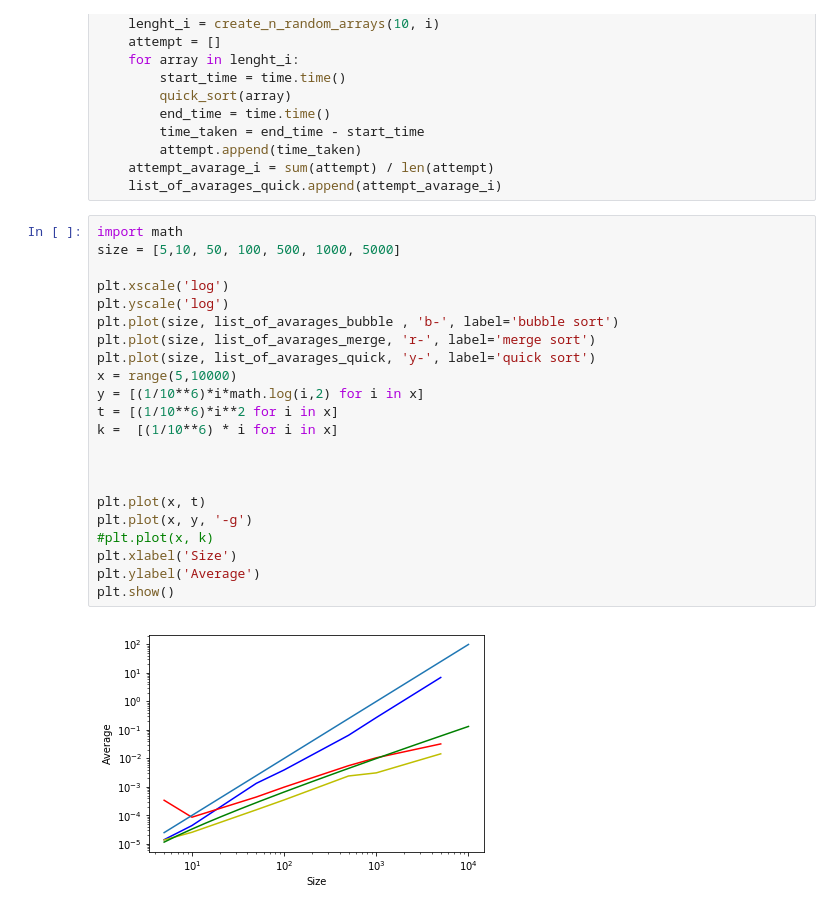
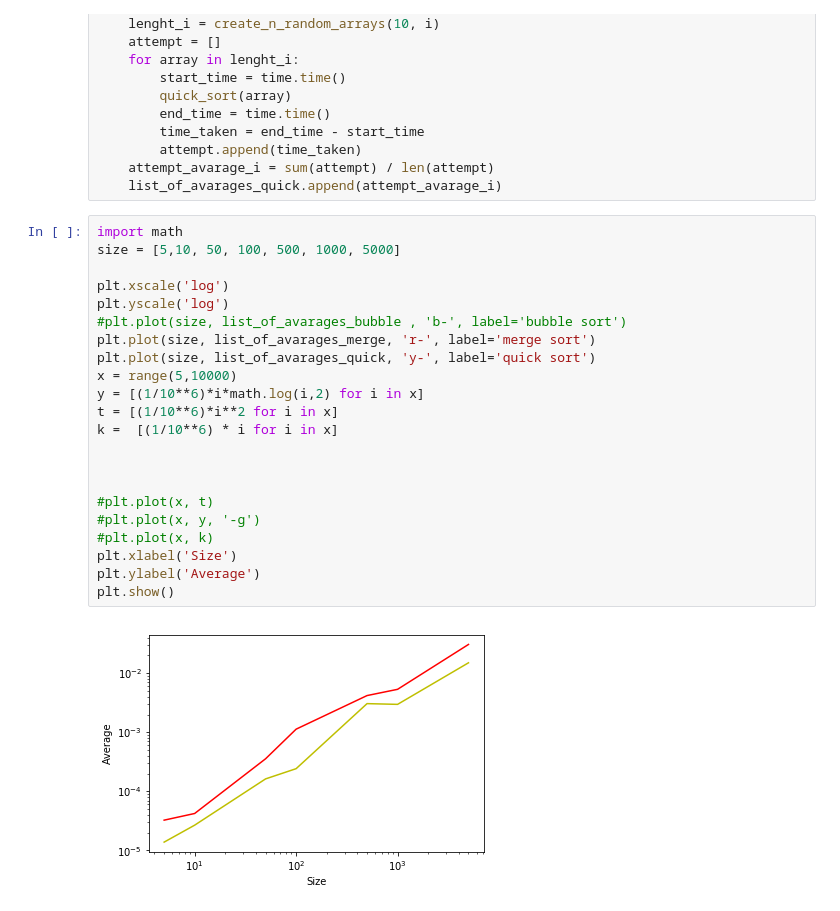
Before and after one commit to giuliasindoni/Algorithm-runtimes, a Jupyter notebook: exploratory-comparison-bubble-merge-quick.ipynb, the cells around one changed output. Cells and saved outputs as stored; diff of their text form.

```diff
--- a/exploratory-comparison-bubble-merge-quick.ipynb
+++ b/exploratory-comparison-bubble-merge-quick.ipynb
@@ -145,24 +146,24 @@ for i in [5,10, 50, 100, 500, 1000, 5000]:
 # %%
 import math
 size = [5,10, 50, 100, 500, 1000, 5000]
 
 plt.xscale('log')
 plt.yscale('log')
-plt.plot(size, list_of_avarages_bubble , 'b-', label='bubble sort')
+#plt.plot(size, list_of_avarages_bubble , 'b-', label='bubble sort')
 plt.plot(size, list_of_avarages_merge, 'r-', label='merge sort')
 plt.plot(size, list_of_avarages_quick, 'y-', label='quick sort')
 x = range(5,10000)
 y = [(1/10**6)*i*math.log(i,2) for i in x]
 t = [(1/10**6)*i**2 for i in x]
 k =  [(1/10**6) * i for i in x]
 
 
 
-plt.plot(x, t)
-plt.plot(x, y, '-g')
+#plt.plot(x, t)
+#plt.plot(x, y, '-g')
 #plt.plot(x, k)
 plt.xlabel('Size')
 plt.ylabel('Average')
 plt.show()
 # %% [output]
-[figure, old version]
+[figure, new version]
```
Also changed, not shown: parts of 1 cell of this notebook.
